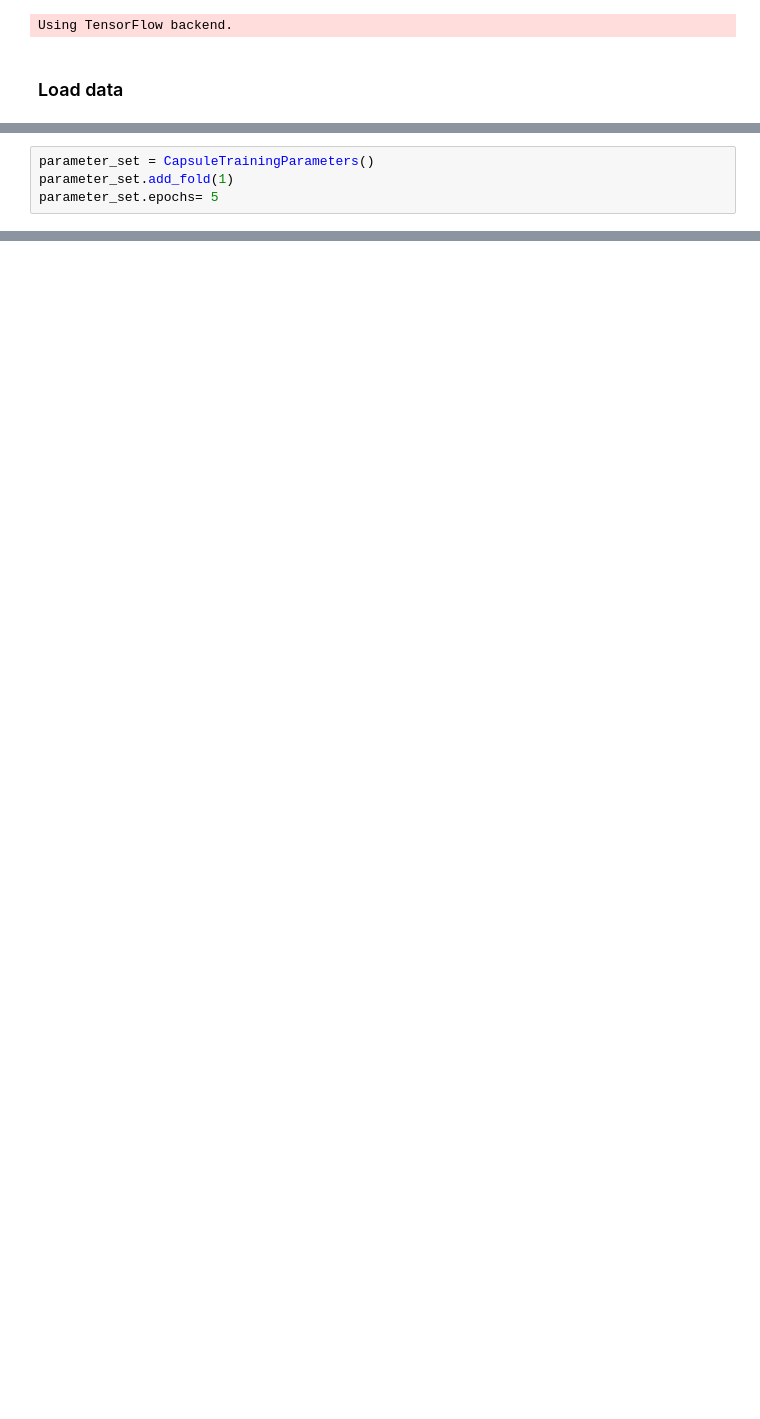
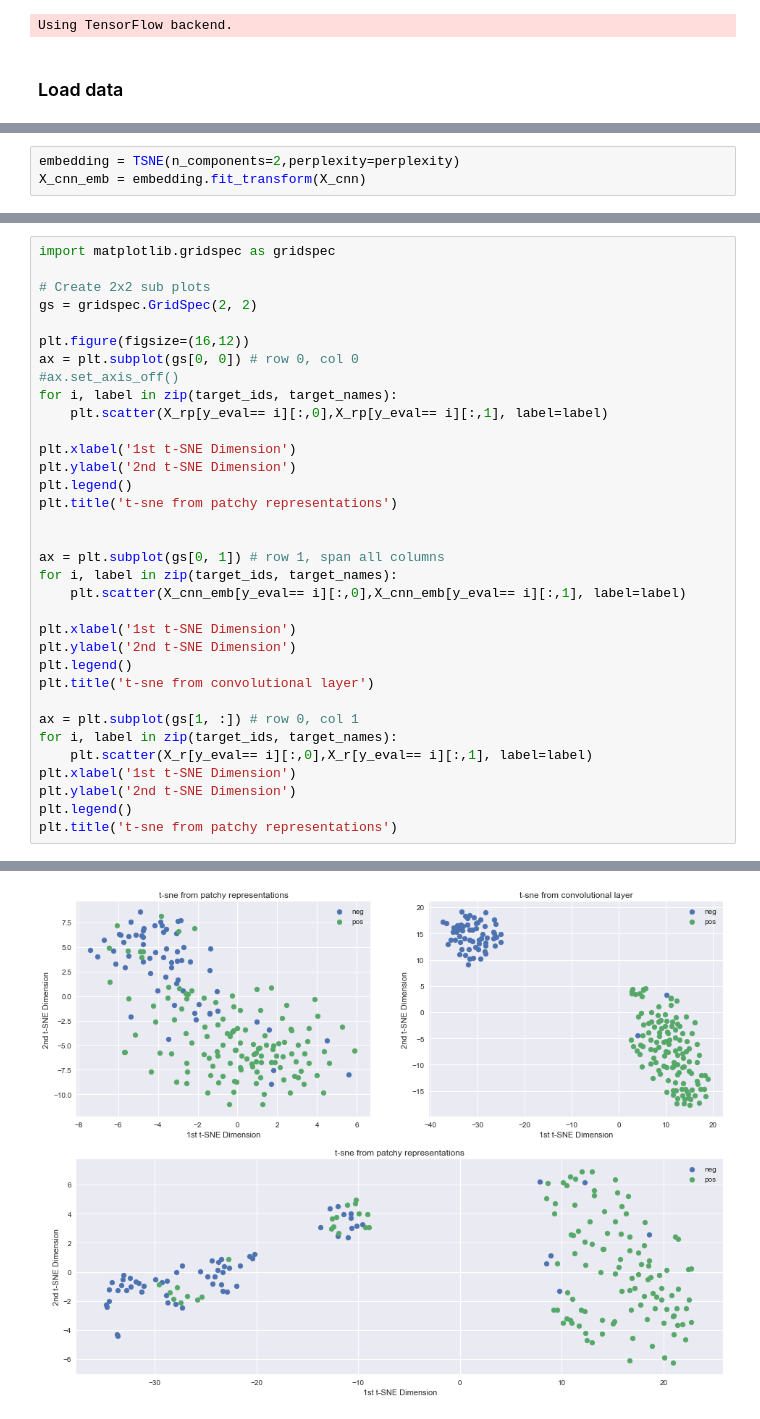
Before and after one commit to jdc08161063/PatchyCapsules, a Jupyter notebook: ExperimentsWithPatchyCapsules.ipynb, the cells around one changed output, grey strips where cells are left out. Cells and saved outputs as stored; diff of their text form; blank space fills up the shorter version.

```diff
--- a/ExperimentsWithPatchyCapsules.ipynb
+++ b/ExperimentsWithPatchyCapsules.ipynb
@@ -111,5 +127 @@ capsule_params.add_params(decoder_params,decoder_layer)
-# %%
-parameter_set = CapsuleTrainingParameters()
-parameter_set.add_fold(1)
-parameter_set.epochs= 5
 # %%
@@ -118,0 +243,3 @@ input_shape = x_train.shape[1:]
+# %%
+embedding = TSNE(n_components=2,perplexity=perplexity)
+X_cnn_emb = embedding.fit_transform(X_cnn)
@@ -118,0 +260,35 @@ input_shape = x_train.shape[1:]
+# %%
+import matplotlib.gridspec as gridspec
+
+# Create 2x2 sub plots
+gs = gridspec.GridSpec(2, 2)
+
+plt.figure(figsize=(16,12))
+ax = plt.subplot(gs[0, 0]) # row 0, col 0
+#ax.set_axis_off()
+for i, label in zip(target_ids, target_names):
+    plt.scatter(X_rp[y_eval== i][:,0],X_rp[y_eval== i][:,1], label=label)
+
+plt.xlabel('1st t-SNE Dimension')
+plt.ylabel('2nd t-SNE Dimension')
+plt.legend()
+plt.title('t-sne from patchy representations')
+
+
+ax = plt.subplot(gs[0, 1]) # row 1, span all columns
+for i, label in zip(target_ids, target_names):
+    plt.scatter(X_cnn_emb[y_eval== i][:,0],X_cnn_emb[y_eval== i][:,1], label=label)
+
+plt.xlabel('1st t-SNE Dimension')
+plt.ylabel('2nd t-SNE Dimension')
+plt.legend()
+plt.title('t-sne from convolutional layer')
+
+ax = plt.subplot(gs[1, :]) # row 0, col 1
+for i, label in zip(target_ids, target_names):
+    plt.scatter(X_r[y_eval== i][:,0],X_r[y_eval== i][:,1], label=label)
+plt.xlabel('1st t-SNE Dimension')
+plt.ylabel('2nd t-SNE Dimension')
+plt.legend()
+plt.title('t-sne from patchy representations')
+# %% [output]
@@ -118,0 +296 @@ input_shape = x_train.shape[1:]
+[figure, added]
```
Also changed, not shown: parts of 27 cells of this notebook, 5 other files.
